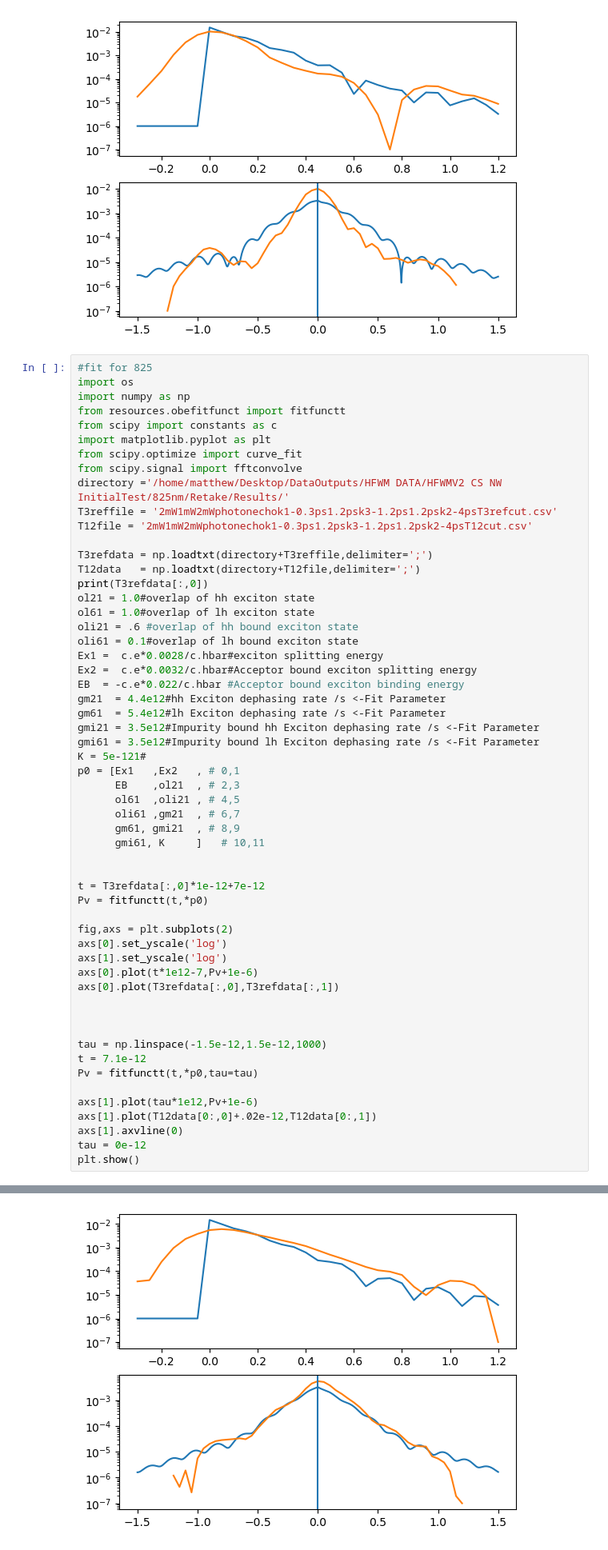
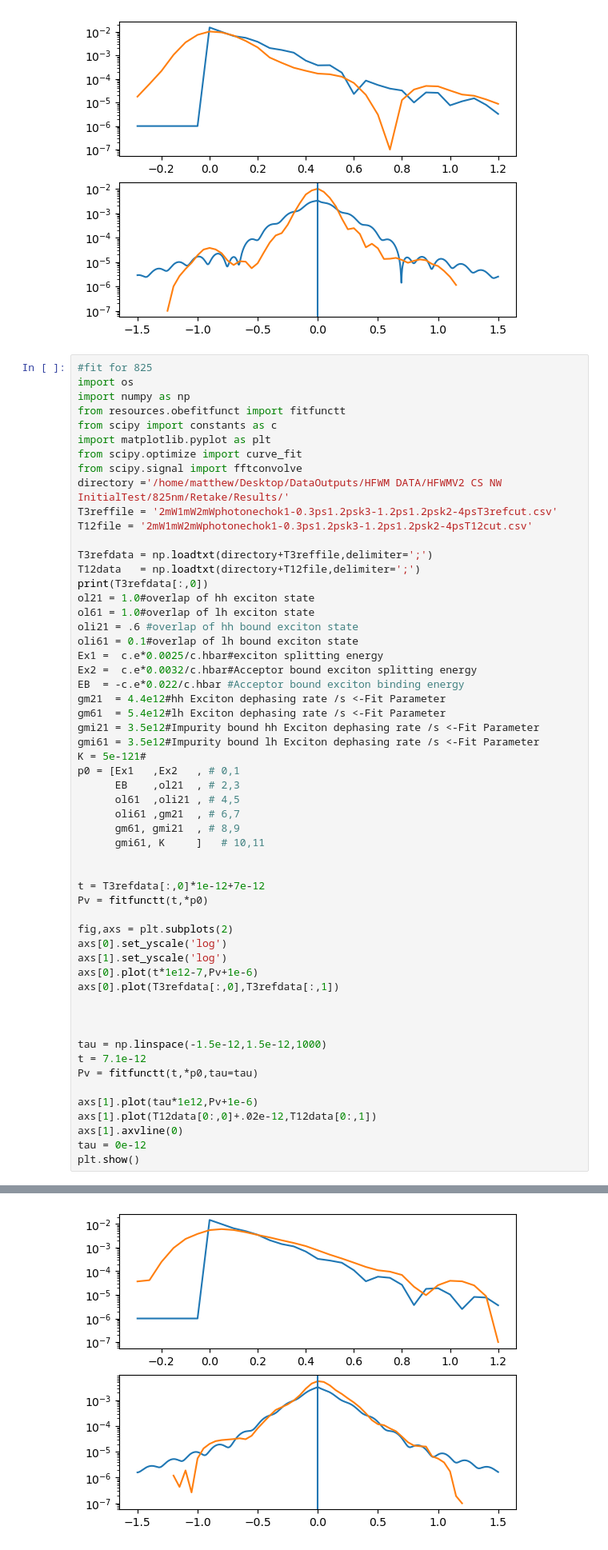
Before and after one commit to MTLphys/FittingFunctions, a Jupyter notebook: TestingFitts.ipynb, the cells around one changed output, grey strips where cells are left out. Shown at 80% size. Drawn from its saved outputs; the diff is of its cells as text.

```diff
--- a/TestingFitts.ipynb
+++ b/TestingFitts.ipynb
@@ -154,7 +154,7 @@ ol21 = 1.0#overlap of hh exciton state
 ol61 = 1.0#overlap of lh exciton state
 oli21 = .6 #overlap of hh bound exciton state
 oli61 = 0.1#overlap of lh bound exciton state
-Ex1 =  c.e*0.0028/c.hbar#exciton splitting energy
+Ex1 =  c.e*0.0025/c.hbar#exciton splitting energy
 Ex2 =  c.e*0.0032/c.hbar#Acceptor bound exciton splitting energy
 EB  = -c.e*0.022/c.hbar #Acceptor bound exciton binding energy
 gm21  = 4.4e12#hh Exciton dephasing rate /s <-Fit Parameter
@@ -174,34 +174,34 @@ t = T3refdata[:,0]*1e-12+7e-12
 Pv = fitfunctt(t,*p0)
 
 fig,axs = plt.subplots(2)
 axs[0].set_yscale('log')
 axs[1].set_yscale('log')
 axs[0].plot(t*1e12-7,Pv+1e-6)
 axs[0].plot(T3refdata[:,0],T3refdata[:,1])
 
 
 
 tau = np.linspace(-1.5e-12,1.5e-12,1000)
 t = 7.1e-12
 Pv = fitfunctt(t,*p0,tau=tau)
 
 axs[1].plot(tau*1e12,Pv+1e-6)
 axs[1].plot(T12data[0:,0]+.02e-12,T12data[0:,1])
 axs[1].axvline(0)
 tau = 0e-12
 plt.show()
 # %% [output]
 [-3.00000000e-01 -2.50000000e-01 -2.00000000e-01 -1.50000000e-01
  -1.00000000e-01 -5.00000000e-02  5.55111512e-17  5.00000000e-02
   1.00000000e-01  1.50000000e-01  2.00000000e-01  2.50000000e-01
   3.00000000e-01  3.50000000e-01  4.00000000e-01  4.50000000e-01
   5.00000000e-01  5.50000000e-01  6.00000000e-01  6.50000000e-01
   7.00000000e-01  7.50000000e-01  8.00000000e-01  8.50000000e-01
   9.00000000e-01  9.50000000e-01  1.00000000e+00  1.05000000e+00
   1.10000000e+00  1.15000000e+00  1.20000000e+00]
 [1. 0.]
 [1. 0.]
-[figure, old version]
+[figure, new version]
 # %%
 #fit for 830
 import os
```
Also changed, not shown: parts of 2 cells of this notebook.
